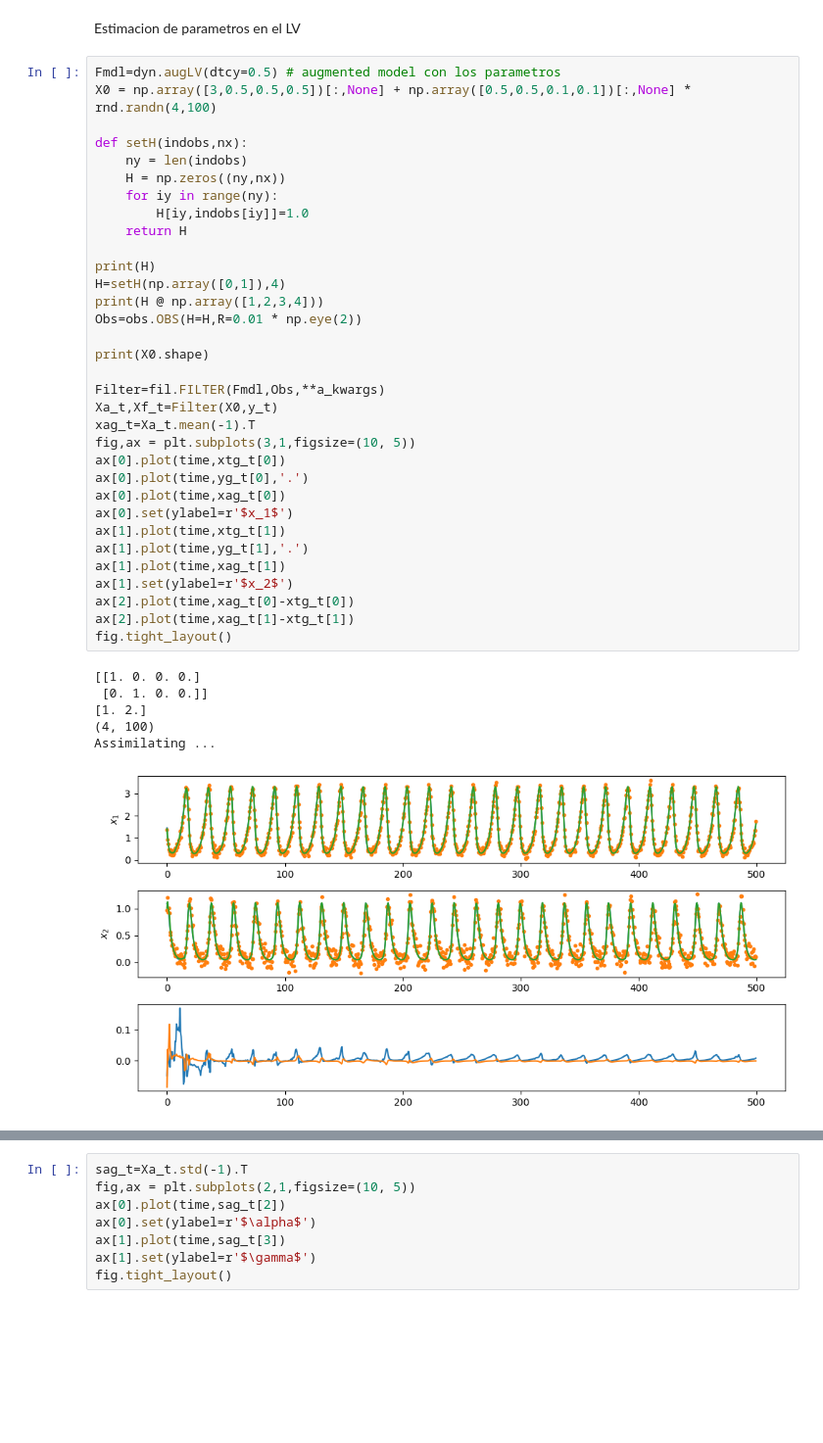
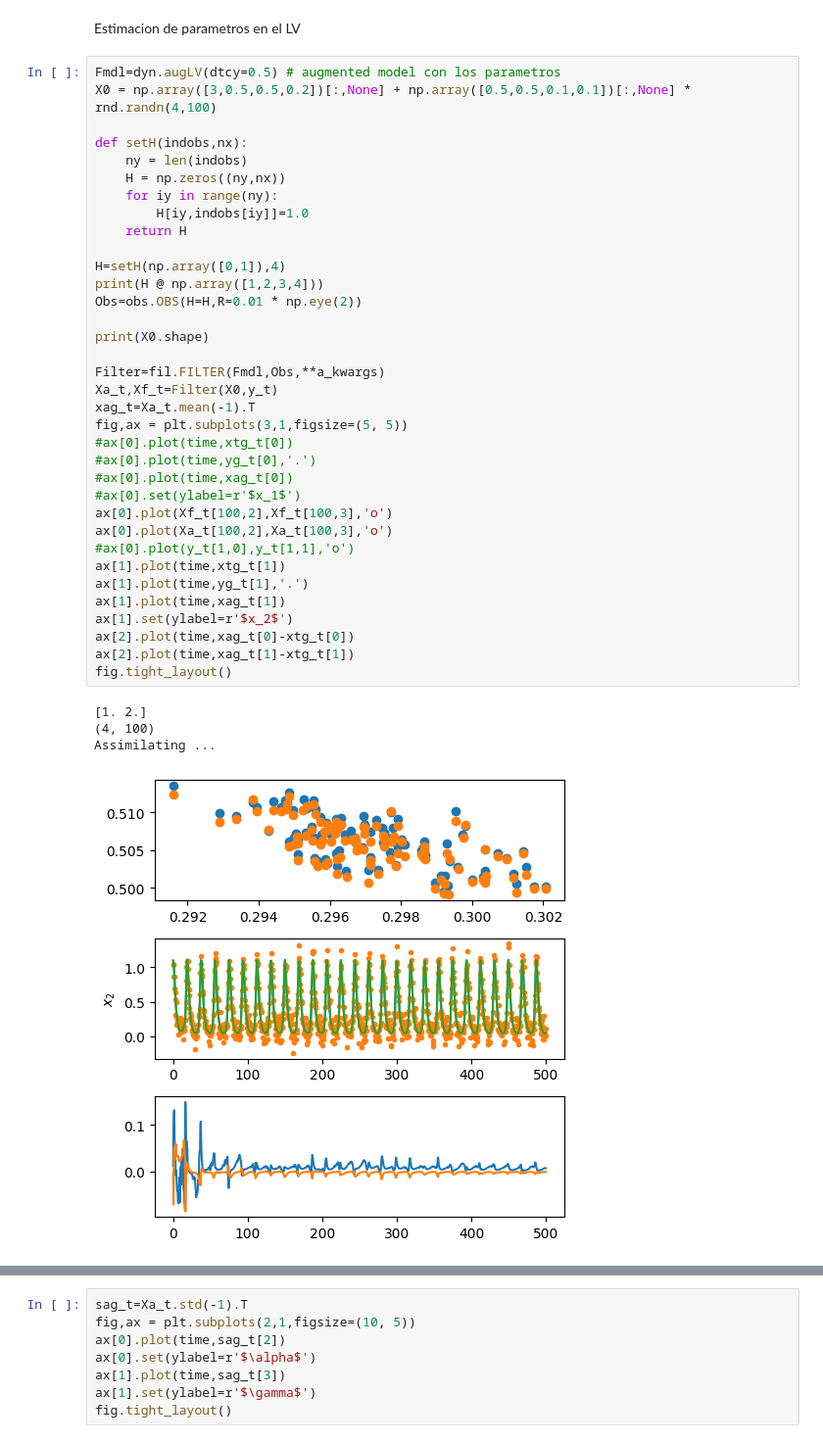
Before and after one commit to pulidom/finan2, a Jupyter notebook: enkf/main.ipynb, the cells around one changed output, grey strips where cells are left out. Shown: that part at 98% size. Saved outputs shown, nothing was run; the diff lists cells and outputs as text; blank space fills up the shorter version.

```diff
--- a/enkf/main.ipynb
+++ b/enkf/main.ipynb
@@ -72,44 +72,44 @@ Assimilating ...
 Estimacion de parametros en el LV
 # %%
 Fmdl=dyn.augLV(dtcy=0.5) # augmented model con los parametros
-X0 = np.array([3,0.5,0.5,0.5])[:,None] + np.array([0.5,0.5,0.1,0.1])[:,None] * rnd.randn(4,100)
+X0 = np.array([3,0.5,0.5,0.2])[:,None] + np.array([0.5,0.5,0.1,0.1])[:,None] * rnd.randn(4,100)
 
 def setH(indobs,nx):
     ny = len(indobs)
     H = np.zeros((ny,nx))
     for iy in range(ny):
         H[iy,indobs[iy]]=1.0
     return H
 
-print(H)
 H=setH(np.array([0,1]),4)
 print(H @ np.array([1,2,3,4]))
 Obs=obs.OBS(H=H,R=0.01 * np.eye(2))
 
 print(X0.shape)
 
 Filter=fil.FILTER(Fmdl,Obs,**a_kwargs)
 Xa_t,Xf_t=Filter(X0,y_t)
 xag_t=Xa_t.mean(-1).T
-fig,ax = plt.subplots(3,1,figsize=(10, 5))
-ax[0].plot(time,xtg_t[0])
-ax[0].plot(time,yg_t[0],'.')
-ax[0].plot(time,xag_t[0])
-ax[0].set(ylabel=r'$x_1$')
+fig,ax = plt.subplots(3,1,figsize=(5, 5))
+#ax[0].plot(time,xtg_t[0])
+#ax[0].plot(time,yg_t[0],'.')
+#ax[0].plot(time,xag_t[0])
+#ax[0].set(ylabel=r'$x_1$')
+ax[0].plot(Xf_t[100,2],Xf_t[100,3],'o')
+ax[0].plot(Xa_t[100,2],Xa_t[100,3],'o')
+#ax[0].plot(y_t[1,0],y_t[1,1],'o')
 ax[1].plot(time,xtg_t[1])
 ax[1].plot(time,yg_t[1],'.')
 ax[1].plot(time,xag_t[1])
 ax[1].set(ylabel=r'$x_2$')
 ax[2].plot(time,xag_t[0]-xtg_t[0])
 ax[2].plot(time,xag_t[1]-xtg_t[1])
 fig.tight_layout()
 # %% [output]
-[[1. 0. 0. 0.]
- [0. 1. 0. 0.]]
 [1. 2.]
 (4, 100)
 Assimilating ...
-[figure, old version]
+[figure, new version]
 # %%
 fig,ax = plt.subplots(2,1,figsize=(10, 5))
 ax[0].plot(time,xag_t[2])
```
Also changed, not shown: parts of 3 cells of this notebook, 2 other files.
